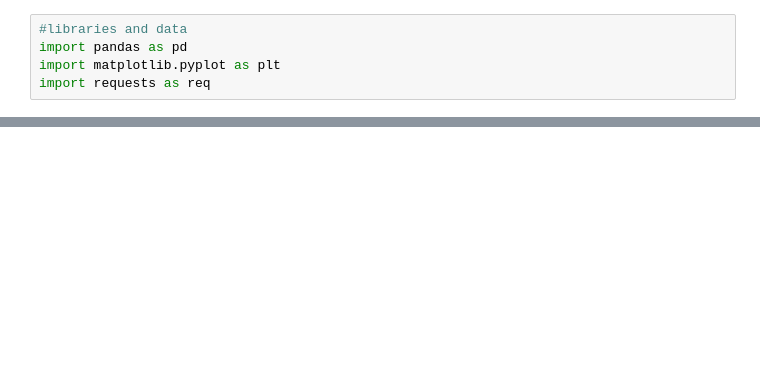
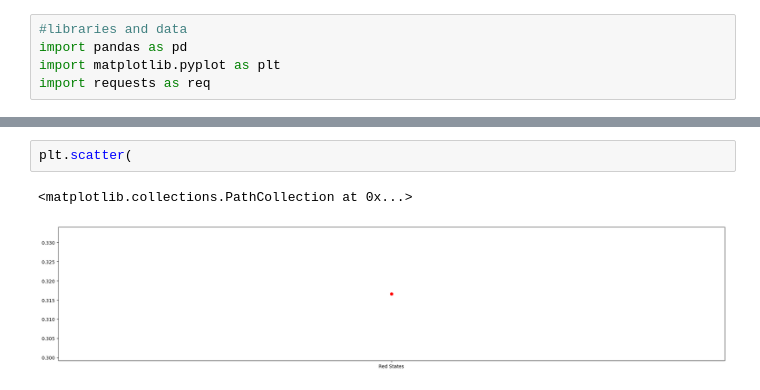
Before and after one commit to alexanderschatzberg/qr_x, a Jupyter notebook: covid-and-politics/src/covid_vs_politics.ipynb, the cells around one changed output, grey strips where cells are left out. Drawn from its saved outputs; the diff is of its cells as text; blank space fills up the shorter version.

```diff
--- a/covid-and-politics/src/covid_vs_politics.ipynb
+++ b/covid-and-politics/src/covid_vs_politics.ipynb
@@ -85,0 +137,5 @@ plt.show()
+# %%
+plt.scatter(
+# %% [output]
+<matplotlib.collections.PathCollection at 0x...>
+[figure, added]
```
Also changed, not shown: parts of 4 cells of this notebook, 1 other file.
